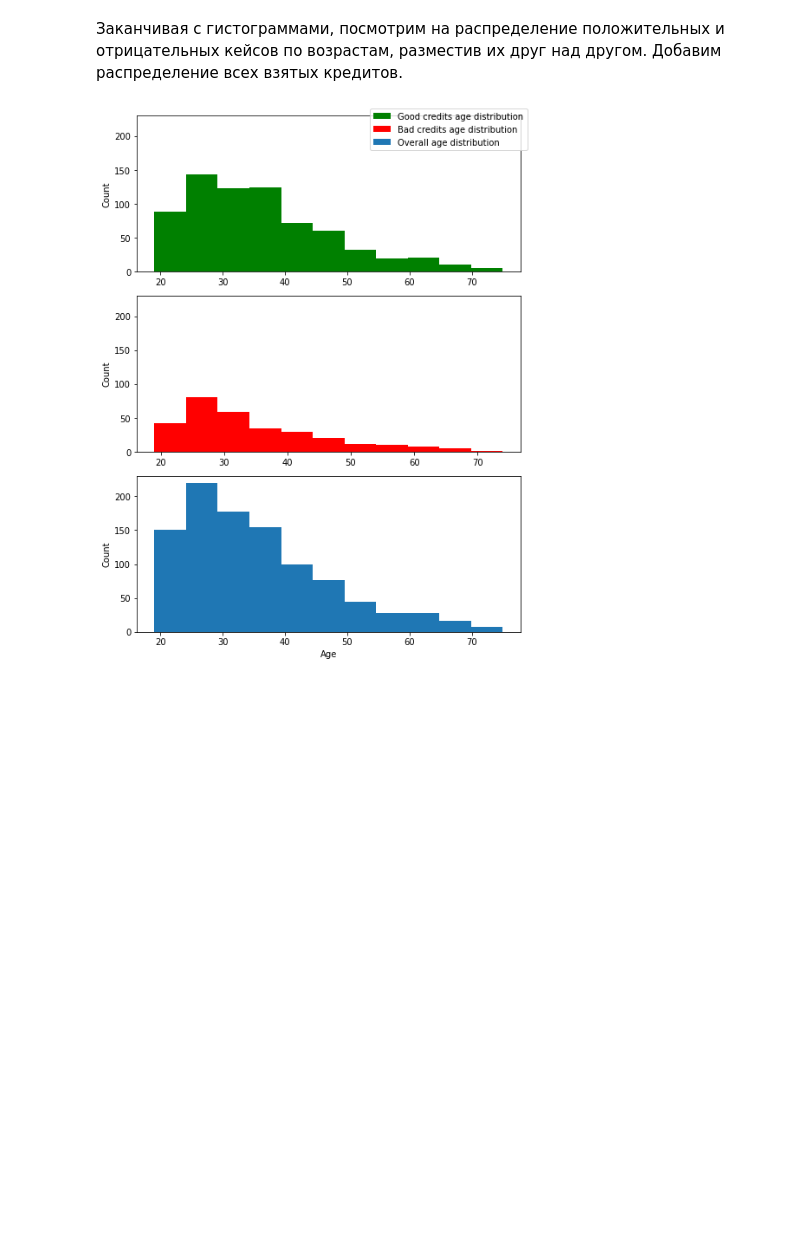
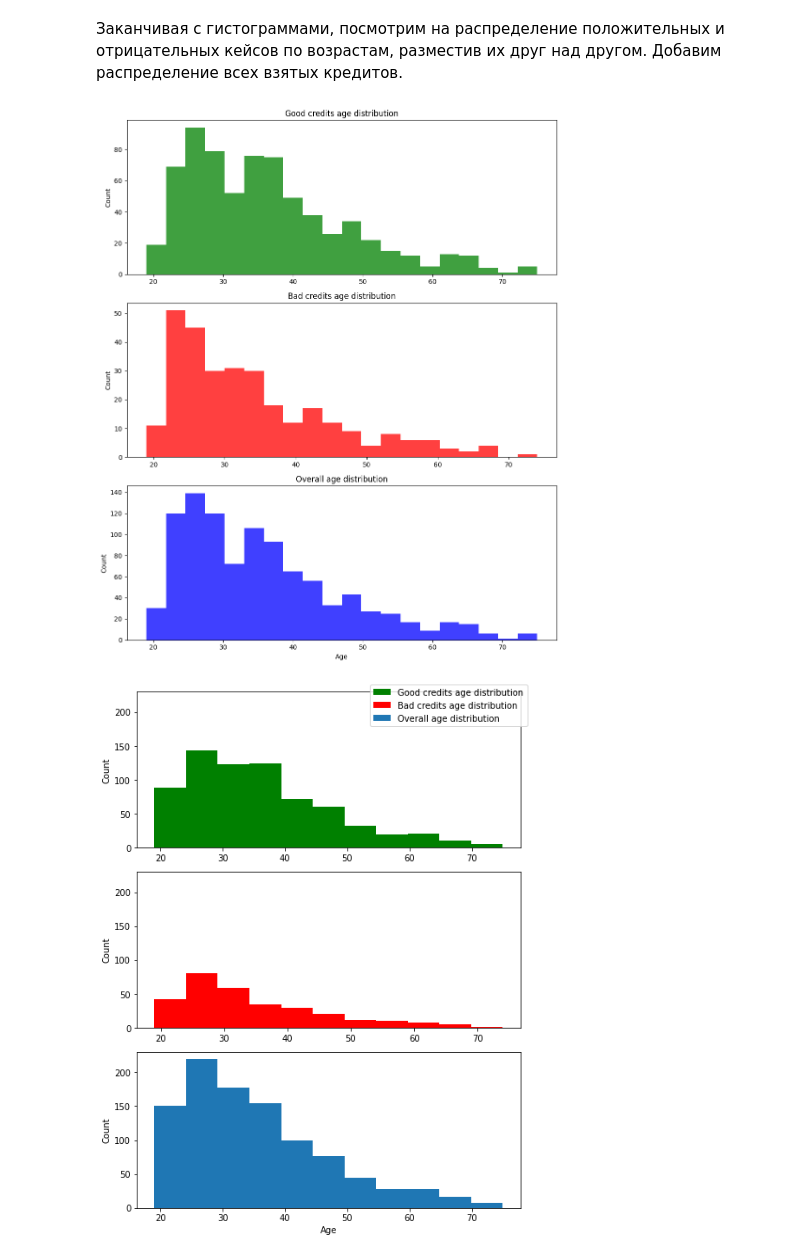
Before and after one commit to kirillkobychev/MLHSE, a Jupyter notebook: Домашнее_задание_3_Визуализации_в_Python.ipynb, the cells around one changed output. Saved outputs shown, nothing was run; the diff lists cells and outputs as text; code cells hidden in the pictures; blank space fills up the shorter version.

```diff
--- a/Домашнее_задание_3_Визуализации_в_Python.ipynb
+++ b/Домашнее_задание_3_Визуализации_в_Python.ipynb
@@ -165,3 +171,28 @@ seaborn легко позволяет добавить ещё больше ин
+# %%
+plt.figure(figsize=(10, 12))
+
+plt.subplot(3, 1, 1)
+sns.histplot(df[df['credit_risk'] == 'good'], x='age', bins=20, color='green', edgecolor=None)
+plt.title('Good credits age distribution')
+plt.ylabel('Count')
+plt.xlabel('')
+
+plt.subplot(3, 1, 2)
+sns.histplot(df[df['credit_risk'] == 'bad'], x='age', bins=20, color='red', edgecolor=None)
+plt.title('Bad credits age distribution')
+plt.ylabel('Count')
+plt.xlabel('')
+
+plt.subplot(3, 1, 3)
+sns.histplot(df, x='age', bins=20, color='blue', edgecolor=None)
+plt.title('Overall age distribution')
+plt.xlabel('Age')
+plt.ylabel('Count')
+
+plt.tight_layout()
+plt.show()
+# %% [output]
+[figure, added]
 # %%
 # то что должно получиться
 # %% [output]
```
Also changed, not shown: parts of 4 cells of this notebook.
